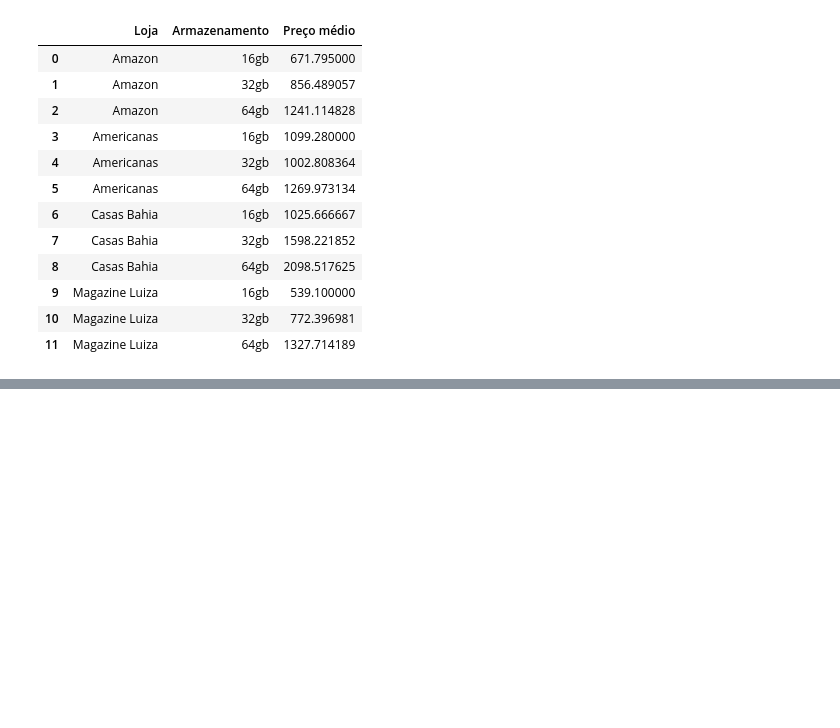
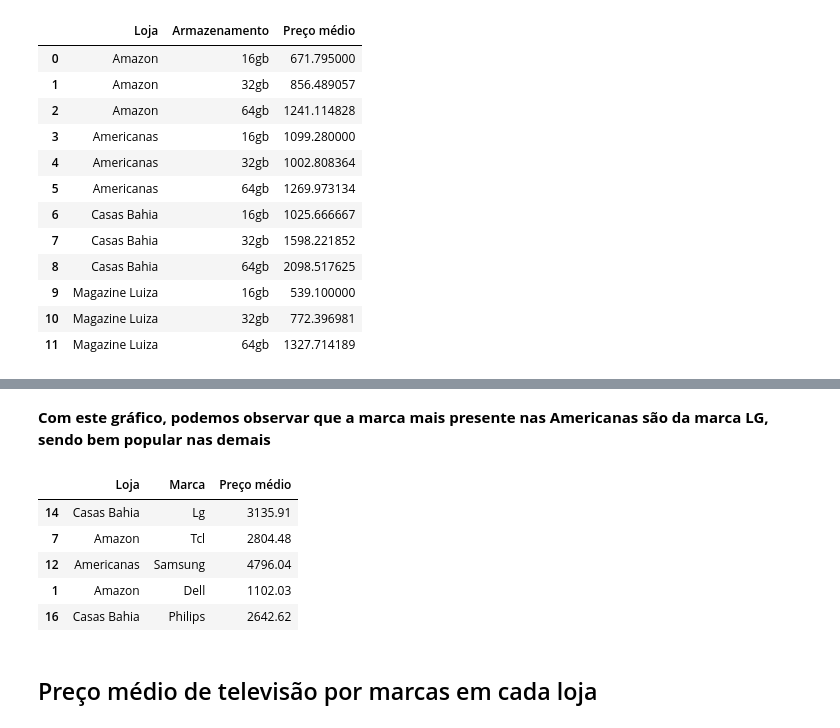
Before and after one commit to vitordutra/desafio-3-trilhas-webscraping, a Jupyter notebook: analise_por_produtos.ipynb, the cells around one changed output, grey strips where cells are left out. Cells and saved outputs as stored; diff of their text form; code cells hidden in the pictures; blank space fills up the shorter version.

Commit message:
Gráficos TV

```diff
--- a/analise_por_produtos.ipynb
+++ b/analise_por_produtos.ipynb
@@ -309,0 +353,16 @@ fig.show()
+# %% [markdown]
+**Com este gráfico, podemos observar que a marca mais presente nas Americanas são da marca LG, sendo bem popular nas demais**
+# %%
+groupby_loja_marca_tv_preco = dados_gerais_tv[['Loja','Marca','Preço']].groupby(['Loja','Marca']).mean().round(2)
+groupby_loja_marca_tv_preco.reset_index(inplace=True)
+groupby_loja_marca_tv_preco.rename(columns={'Preço':'Preço médio'}, inplace=True)
+groupby_loja_marca_tv_preco.sample(5)
+# %% [output]
+|  | Loja | Marca | Preço médio |
+| 14 | Casas Bahia | Lg | 3135.91 |
+| 7 | Amazon | Tcl | 2804.48 |
+| 12 | Americanas | Samsung | 4796.04 |
+| 1 | Amazon | Dell | 1102.03 |
+| 16 | Casas Bahia | Philips | 2642.62 |
+# %% [markdown]
+## Preço médio de televisão por marcas em cada loja
```
Also changed, not shown: parts of 20 cells of this notebook, 1 other file.
